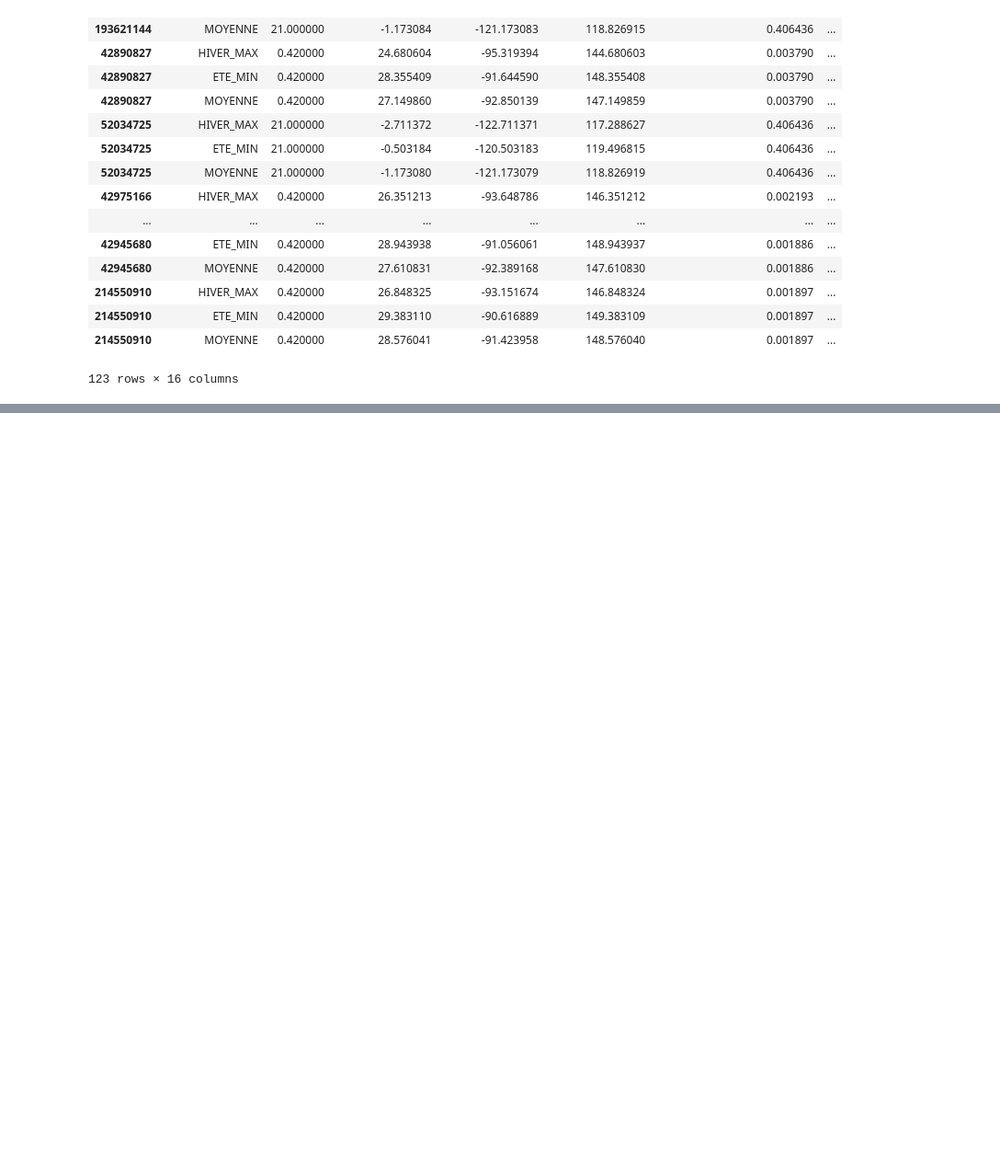
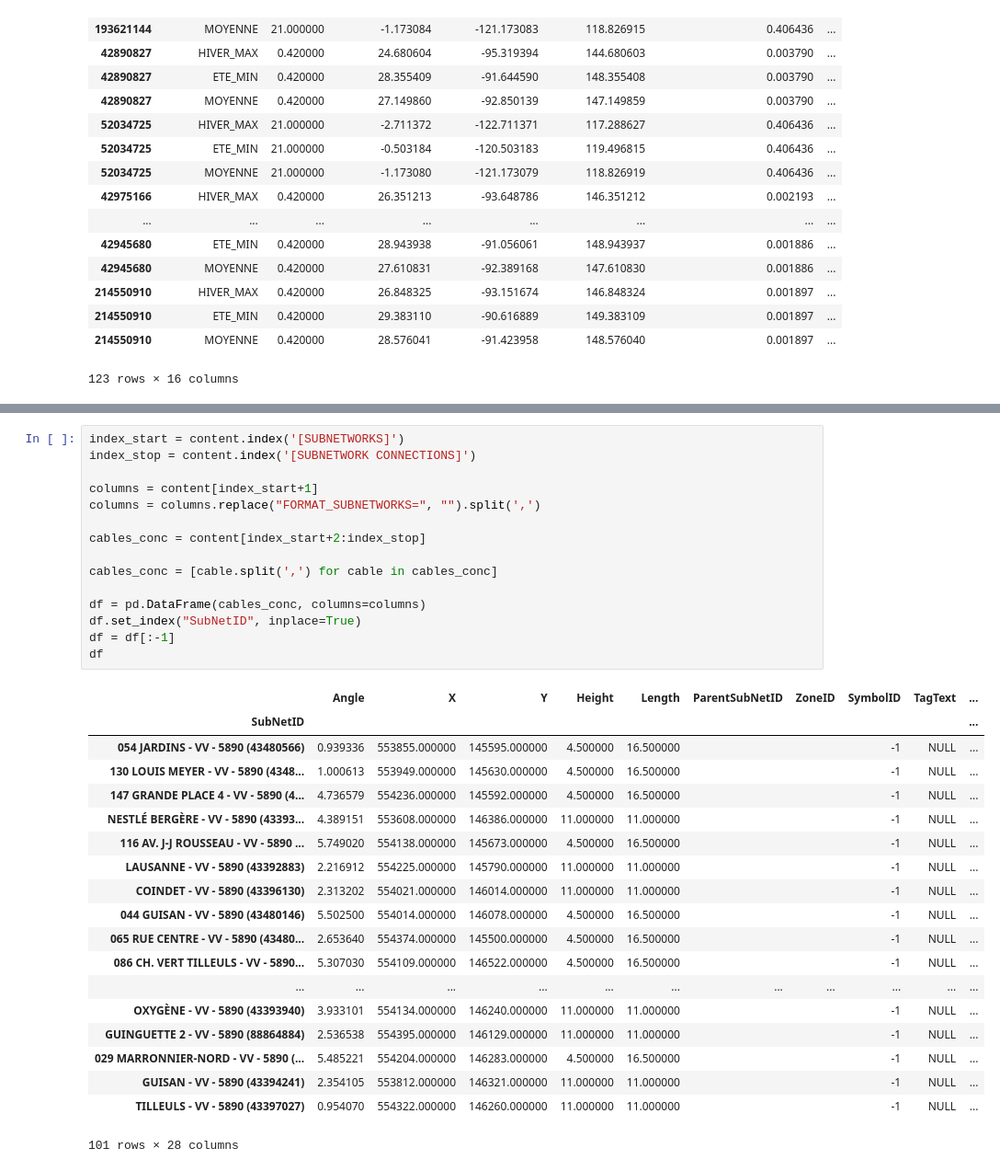
Before and after one commit to martenfese/preprocesses, a Jupyter notebook: Pre-processData_network.ipynb, the cells around one changed output, grey strips where cells are left out. Shown at 92% size. Saved outputs shown, nothing was run; the diff lists cells and outputs as text; blank space fills up the shorter version.

```diff
--- a/Pre-processData_network.ipynb
+++ b/Pre-processData_network.ipynb
@@ -198,0 +2117,35 @@ df
+# %%
+index_start = content.index('[SUBNETWORKS]')
+index_stop = content.index('[SUBNETWORK CONNECTIONS]')
+
+columns = content[index_start+1]
+columns = columns.replace("FORMAT_SUBNETWORKS=", "").split(',')
+
+cables_conc = content[index_start+2:index_stop]
+
+cables_conc = [cable.split(',') for cable in cables_conc]
+
+df = pd.DataFrame(cables_conc, columns=columns)
+df.set_index("SubNetID", inplace=True)
+df = df[:-1]
+df
+# %% [output]
+|  | Angle | X | Y | Height | Length | ParentSubNetID | ZoneID | SymbolID | TagText | ... |
+| SubNetID |  |  |  |  |  |  |  |  |  | ... |
+| 054 JARDINS - VV - 5890 (43480566) | 0.939336 | 553855.000000 | 145595.000000 | 4.500000 | 16.500000 |  |  | -1 | NULL | ... |
+| 130 LOUIS MEYER - VV - 5890 (4348... | 1.000613 | 553949.000000 | 145630.000000 | 4.500000 | 16.500000 |  |  | -1 | NULL | ... |
+| 147 GRANDE PLACE 4 - VV - 5890 (4... | 4.736579 | 554236.000000 | 145592.000000 | 4.500000 | 16.500000 |  |  | -1 | NULL | ... |
+| NESTLÉ BERGÈRE - VV - 5890 (43393... | 4.389151 | 553608.000000 | 146386.000000 | 11.000000 | 11.000000 |  |  | -1 | NULL | ... |
+| 116 AV. J-J ROUSSEAU - VV - 5890 ... | 5.749020 | 554138.000000 | 145673.000000 | 4.500000 | 16.500000 |  |  | -1 | NULL | ... |
+| LAUSANNE - VV - 5890 (43392883) | 2.216912 | 554225.000000 | 145790.000000 | 11.000000 | 11.000000 |  |  | -1 | NULL | ... |
+| COINDET - VV - 5890 (43396130) | 2.313202 | 554021.000000 | 146014.000000 | 11.000000 | 11.000000 |  |  | -1 | NULL | ... |
+| 044 GUISAN - VV - 5890 (43480146) | 5.502500 | 554014.000000 | 146078.000000 | 4.500000 | 16.500000 |  |  | -1 | NULL | ... |
+| 065 RUE CENTRE - VV - 5890 (43480... | 2.653640 | 554374.000000 | 145500.000000 | 4.500000 | 16.500000 |  |  | -1 | NULL | ... |
+| 086 CH. VERT TILLEULS - VV - 5890... | 5.307030 | 554109.000000 | 146522.000000 | 4.500000 | 16.500000 |  |  | -1 | NULL | ... |
+| ... | ... | ... | ... | ... | ... | ... | ... | ... | ... | ... |
+| OXYGÈNE - VV - 5890 (43393940) | 3.933101 | 554134.000000 | 146240.000000 | 11.000000 | 11.000000 |  |  | -1 | NULL | ... |
+| GUINGUETTE 2 - VV - 5890 (88864884) | 2.536538 | 554395.000000 | 146129.000000 | 11.000000 | 11.000000 |  |  | -1 | NULL | ... |
+| 029 MARRONNIER-NORD - VV - 5890 (... | 5.485221 | 554204.000000 | 146283.000000 | 4.500000 | 16.500000 |  |  | -1 | NULL | ... |
+| GUISAN - VV - 5890 (43394241) | 2.354105 | 553812.000000 | 146321.000000 | 11.000000 | 11.000000 |  |  | -1 | NULL | ... |
+| TILLEULS - VV - 5890 (43397027) | 0.954070 | 554322.000000 | 146260.000000 | 11.000000 | 11.000000 |  |  | -1 | NULL | ... |
+101 rows × 28 columns
```
Also changed, not shown: parts of 55 cells of this notebook.
